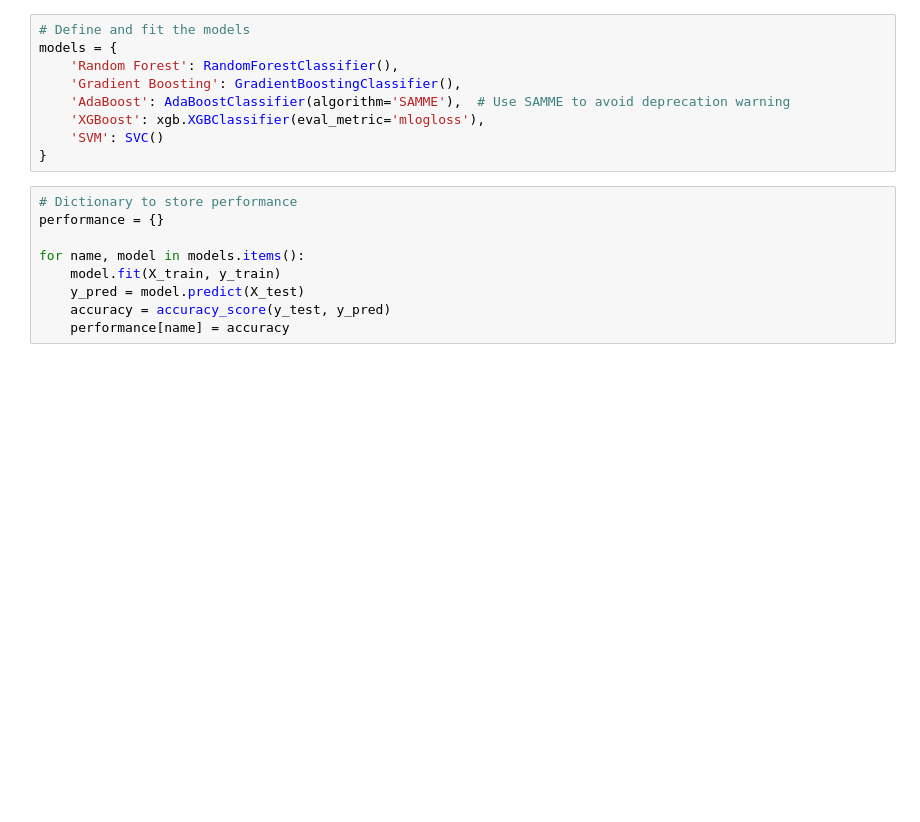
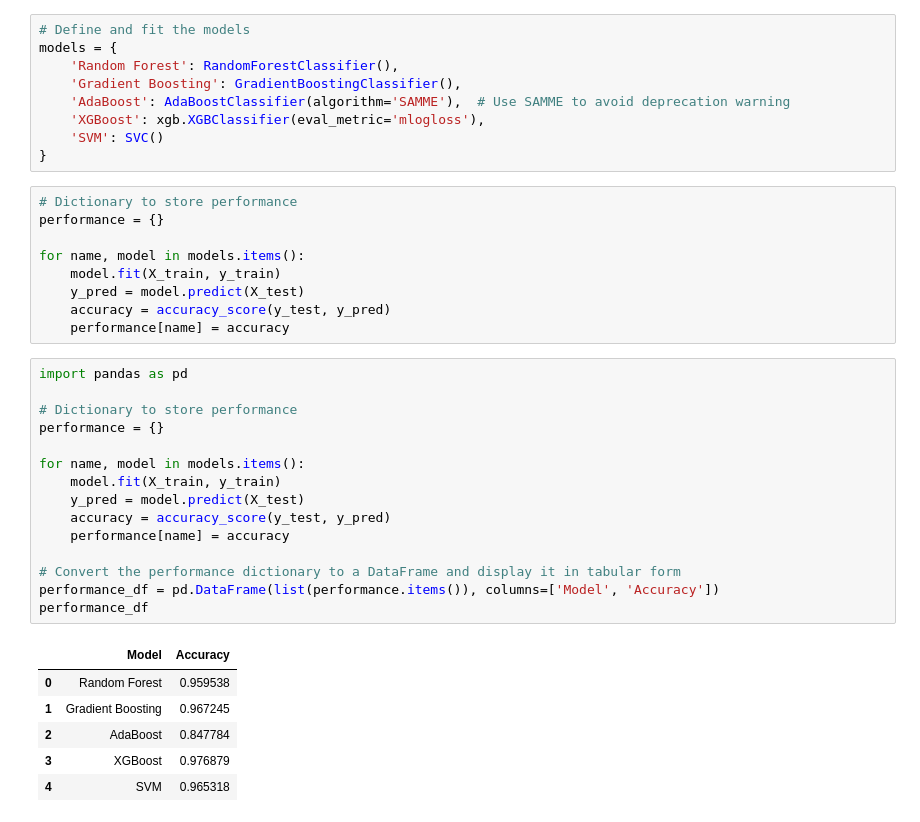
Before and after one commit to ARJUN-VijAI-DS/Car-Evaluation, a Jupyter notebook: car_evaluation.ipynb, the cells around one changed output. Drawn from its saved outputs; the diff is of its cells as text; blank space fills up the shorter version.

```diff
--- a/car_evaluation.ipynb
+++ b/car_evaluation.ipynb
@@ -466,6 +535,28 @@ for name, model in models.items():
     y_pred = model.predict(X_test)
     accuracy = accuracy_score(y_test, y_pred)
     performance[name] = accuracy
+# %%
+import pandas as pd
+
+# Dictionary to store performance
+performance = {}
+
+for name, model in models.items():
+    model.fit(X_train, y_train)
+    y_pred = model.predict(X_test)
+    accuracy = accuracy_score(y_test, y_pred)
+    performance[name] = accuracy
+
+# Convert the performance dictionary to a DataFrame and display it in tabular form
+performance_df = pd.DataFrame(list(performance.items()), columns=['Model', 'Accuracy'])
+performance_df
+# %% [output]
+|  | Model | Accuracy |
+| 0 | Random Forest | 0.959538 |
+| 1 | Gradient Boosting | 0.967245 |
+| 2 | AdaBoost | 0.847784 |
+| 3 | XGBoost | 0.976879 |
+| 4 | SVM | 0.965318 |
 # %%
 # Plotting the performance
 plt.figure(figsize=(7, 5))
```
Also changed, not shown: parts of 11 cells of this notebook.
